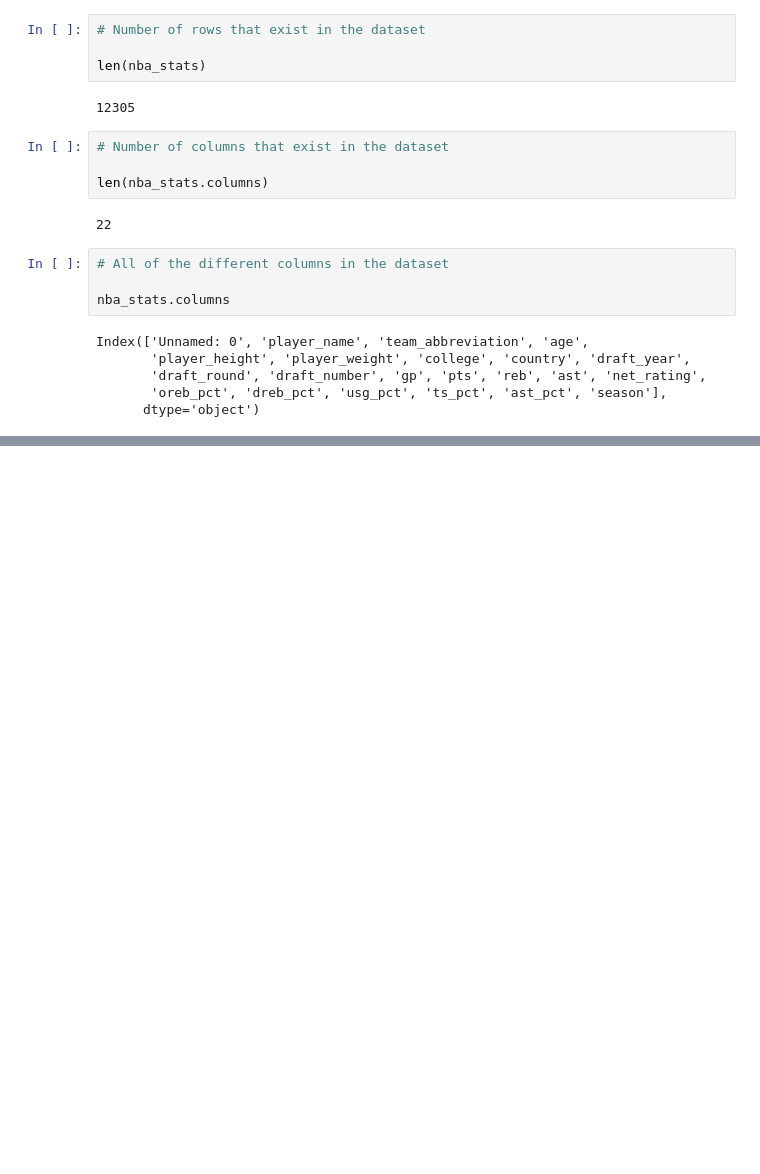
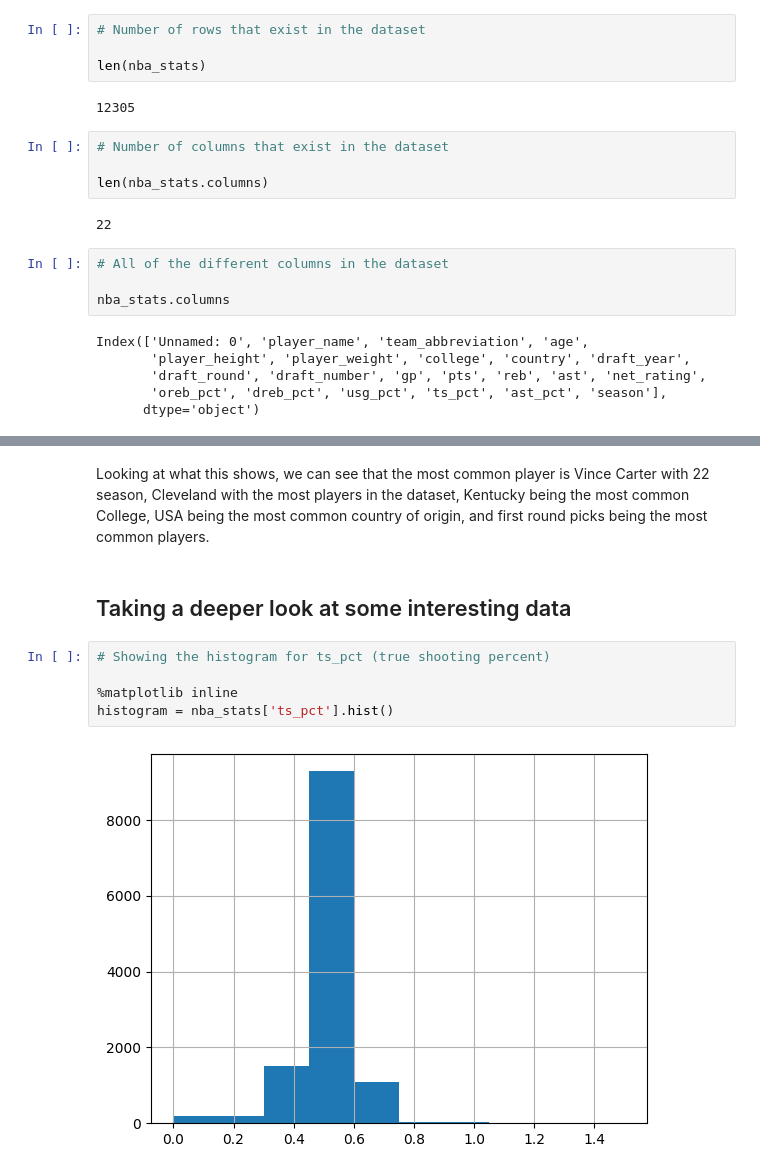
Before and after one commit to ChristianJBNB/datafun-06-projects, a Jupyter notebook: ChristianJackson_DataProject.ipynb, the cells around one changed output, grey strips where cells are left out. Saved outputs shown, nothing was run; the diff lists cells and outputs as text; blank space fills up the shorter version.

Commit message:
Added some deeper dives into the data

```diff
--- a/ChristianJackson_DataProject.ipynb
+++ b/ChristianJackson_DataProject.ipynb
@@ -61,0 +89,11 @@ nba_stats.tail(5)
+# %% [markdown]
+Looking at what this shows, we can see that the most common player is Vince Carter with 22 season, Cleveland with the most players in the dataset, Kentucky being the most common College, USA being the most common country of origin, and first round picks being the most common players.
+# %% [markdown]
+## Taking a deeper look at some interesting data
+# %%
+# Showing the histogram for ts_pct (true shooting percent)
+
+%matplotlib inline
+histogram = nba_stats['ts_pct'].hist()
+# %% [output]
+[figure, added]
```
Also changed, not shown: parts of 9 cells of this notebook.
